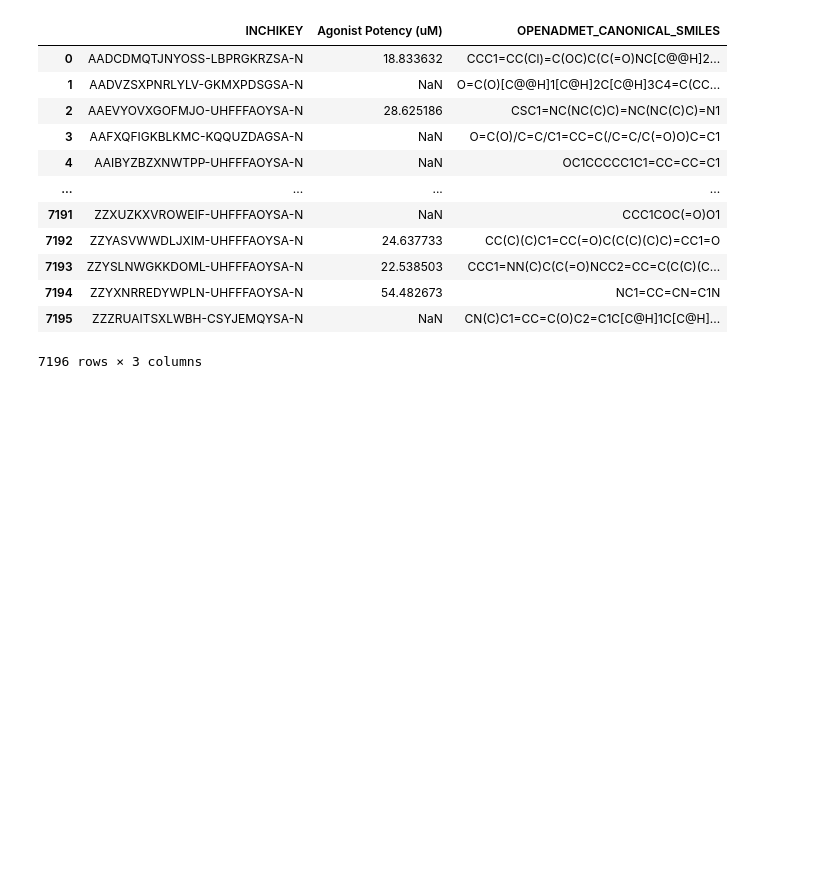
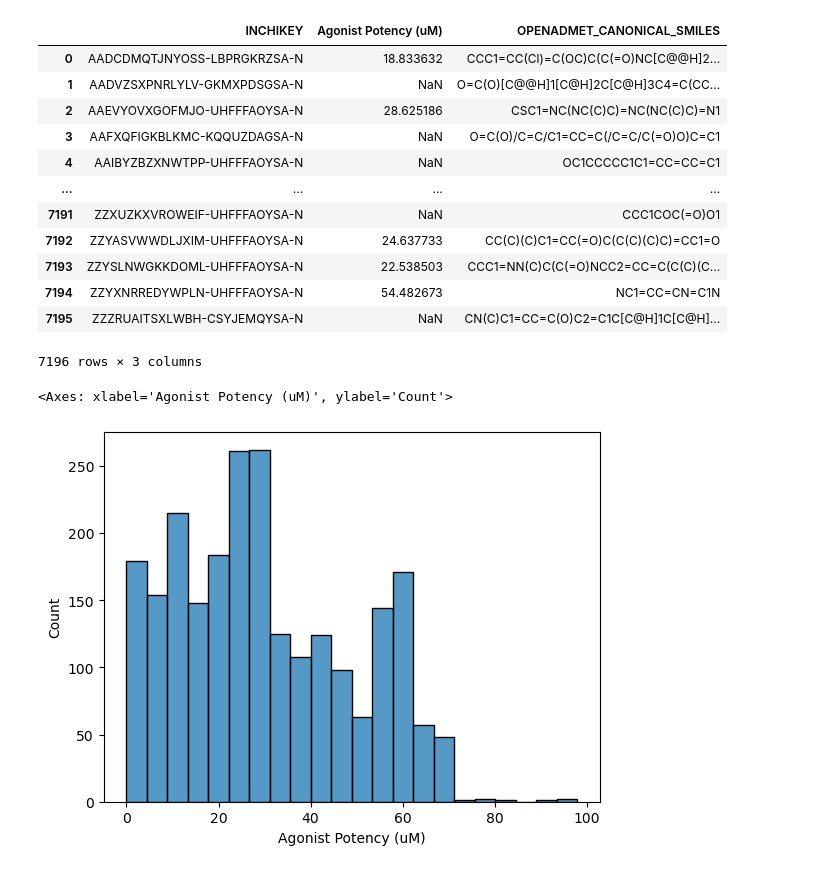
Before and after one commit to OpenADMET/data-catalogs, a Jupyter notebook: catalogs/pubchem_tox21/process_tox21_PXR_potency.ipynb, the cells around one changed output. Cells and saved outputs as stored; diff of their text form; code cells hidden in the pictures; blank space fills up the shorter version.

Commit message:
tweak PXR summary data curation

```diff
--- a/catalogs/pubchem_tox21/process_tox21_PXR_potency.ipynb
+++ b/catalogs/pubchem_tox21/process_tox21_PXR_potency.ipynb
@@ -189,0 +197,7 @@ agg_data
+# %%
+import seaborn as sns
+
+sns.histplot(data=agg_data, x="Agonist Potency (uM)")
+# %% [output]
+<Axes: xlabel='Agonist Potency (uM)', ylabel='Count'>
+[figure, added]
```
Also changed, not shown: parts of 5 cells of this notebook, 2 other files.
